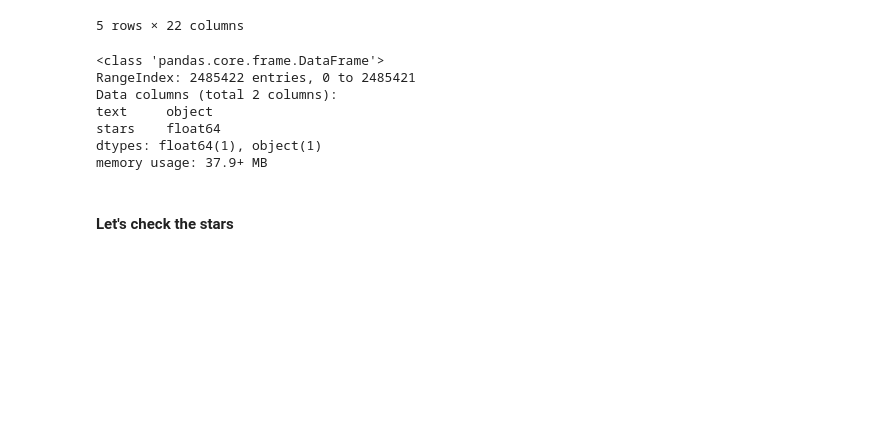
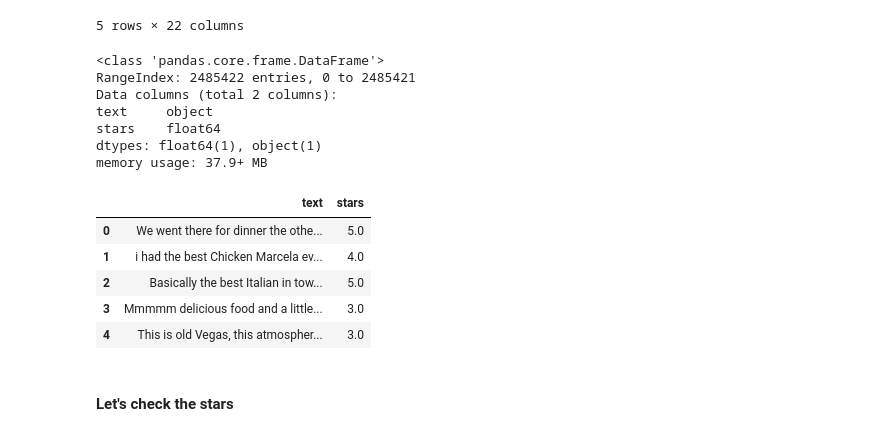
Before and after one commit to glmack/review_text_classifier, a Jupyter notebook: data_understanding.ipynb, the cells around one changed output. Drawn from its saved outputs; the diff is of its cells as text; code cells hidden in the pictures; blank space fills up the shorter version.

```diff
--- a/data_understanding.ipynb
+++ b/data_understanding.ipynb
@@ -166,6 +165,15 @@ text     object
 stars    float64
 dtypes: float64(1), object(1)
 memory usage: 37.9+ MB
+# %%
+review_df_sub.head(5)
+# %% [output]
+|  | text | stars |
+| 0 | We went there for dinner the othe... | 5.0 |
+| 1 | i had the best Chicken Marcela ev... | 4.0 |
+| 2 | Basically the best Italian in tow... | 5.0 |
+| 3 | Mmmmm delicious food and a little... | 3.0 |
+| 4 | This is old Vegas, this atmospher... | 3.0 |
 # %% [markdown]
 #### Let's check the stars
 # %%
```
Also changed, not shown: parts of 35 cells of this notebook.
